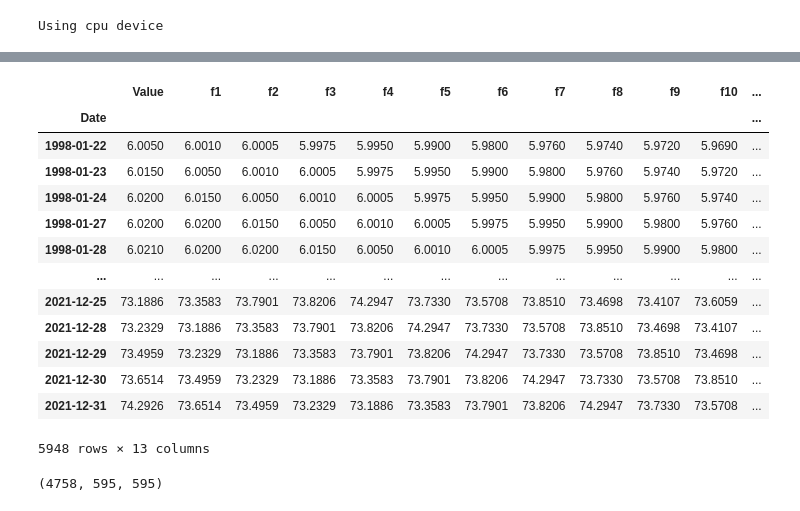
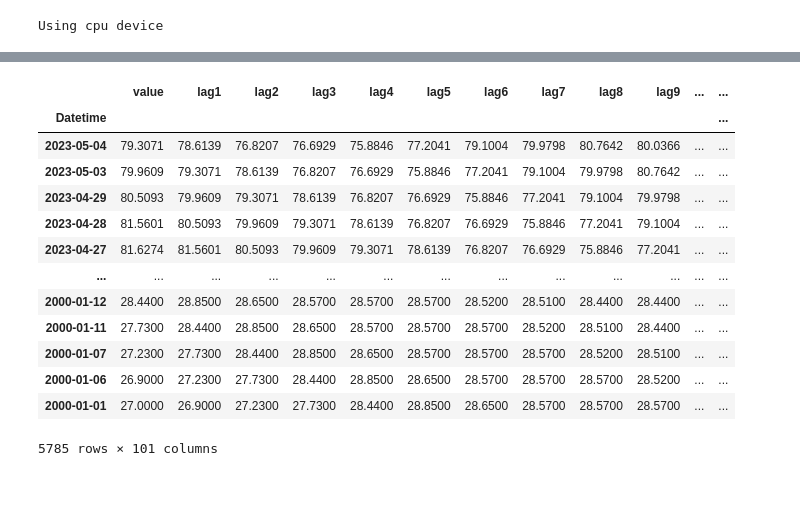
Before and after one commit to gregory-237/ApplicationProgrammingLab5_PyTorch, a Jupyter notebook: main.ipynb, the cells around one changed output, grey strips where cells are left out. Saved outputs shown, nothing was run; the diff lists cells and outputs as text; code cells hidden in the pictures.

```diff
--- a/main.ipynb
+++ b/main.ipynb
@@ -100,30 +34,34 @@ df
+# %%
+df = pd.read_csv('dataset.csv', sep=',', names=['Datetime', 'value']).query('Datetime > "1999-12-31"')
+df = df.set_index(['Datetime'])
+df.index = pd.to_datetime(df.index)
 # %%
-def generate_features(df, n_features):
+def generate_time_lags(df, n_lags):
     df_n = df.copy()
-    for n in range(1, n_features + 1):
-        df_n[f"f{n}"] = df_n["Value"].shift(n)
-    df_n = df_n.iloc[n_features:]
+    for n in range(1, n_lags + 1):
+        df_n[f"lag{n}"] = df_n["value"].shift(n)
+    df_n = df_n.iloc[n_lags:]
     return df_n
 
-input_dim = 12
+input_dim = 100
 
-df_features = generate_features(df, input_dim)
-df_features
+df_timelags = generate_time_lags(df, input_dim)
+df_timelags
 # %% [output]
-|  | Value | f1 | f2 | f3 | f4 | f5 | f6 | f7 | f8 | f9 | f10 | ... |
-| Date |  |  |  |  |  |  |  |  |  |  |  | ... |
-| 1998-01-22 | 6.0050 | 6.0010 | 6.0005 | 5.9975 | 5.9950 | 5.9900 | 5.9800 | 5.9760 | 5.9740 | 5.9720 | 5.9690 | ... |
-| 1998-01-23 | 6.0150 | 6.0050 | 6.0010 | 6.0005 | 5.9975 | 5.9950 | 5.9900 | 5.9800 | 5.9760 | 5.9740 | 5.9720 | ... |
-| 1998-01-24 | 6.0200 | 6.0150 | 6.0050 | 6.0010 | 6.0005 | 5.9975 | 5.9950 | 5.9900 | 5.9800 | 5.9760 | 5.9740 | ... |
-| 1998-01-27 | 6.0200 | 6.0200 | 6.0150 | 6.0050 | 6.0010 | 6.0005 | 5.9975 | 5.9950 | 5.9900 | 5.9800 | 5.9760 | ... |
-| 1998-01-28 | 6.0210 | 6.0200 | 6.0200 | 6.0150 | 6.0050 | 6.0010 | 6.0005 | 5.9975 | 5.9950 | 5.9900 | 5.9800 | ... |
+|  | value | lag1 | lag2 | lag3 | lag4 | lag5 | lag6 | lag7 | lag8 | lag9 | ... | ... |
+| Datetime |  |  |  |  |  |  |  |  |  |  |  | ... |
+| 2023-05-04 | 79.3071 | 78.6139 | 76.8207 | 76.6929 | 75.8846 | 77.2041 | 79.1004 | 79.9798 | 80.7642 | 80.0366 | ... | ... |
+| 2023-05-03 | 79.9609 | 79.3071 | 78.6139 | 76.8207 | 76.6929 | 75.8846 | 77.2041 | 79.1004 | 79.9798 | 80.7642 | ... | ... |
+| 2023-04-29 | 80.5093 | 79.9609 | 79.3071 | 78.6139 | 76.8207 | 76.6929 | 75.8846 | 77.2041 | 79.1004 | 79.9798 | ... | ... |
+| 2023-04-28 | 81.5601 | 80.5093 | 79.9609 | 79.3071 | 78.6139 | 76.8207 | 76.6929 | 75.8846 | 77.2041 | 79.1004 | ... | ... |
+| 2023-04-27 | 81.6274 | 81.5601 | 80.5093 | 79.9609 | 79.3071 | 78.6139 | 76.8207 | 76.6929 | 75.8846 | 77.2041 | ... | ... |
 | ... | ... | ... | ... | ... | ... | ... | ... | ... | ... | ... | ... | ... |
-| 2021-12-25 | 73.1886 | 73.3583 | 73.7901 | 73.8206 | 74.2947 | 73.7330 | 73.5708 | 73.8510 | 73.4698 | 73.4107 | 73.6059 | ... |
-| 2021-12-28 | 73.2329 | 73.1886 | 73.3583 | 73.7901 | 73.8206 | 74.2947 | 73.7330 | 73.5708 | 73.8510 | 73.4698 | 73.4107 | ... |
-| 2021-12-29 | 73.4959 | 73.2329 | 73.1886 | 73.3583 | 73.7901 | 73.8206 | 74.2947 | 73.7330 | 73.5708 | 73.8510 | 73.4698 | ... |
-| 2021-12-30 | 73.6514 | 73.4959 | 73.2329 | 73.1886 | 73.3583 | 73.7901 | 73.8206 | 74.2947 | 73.7330 | 73.5708 | 73.8510 | ... |
-| 2021-12-31 | 74.2926 | 73.6514 | 73.4959 | 73.2329 | 73.1886 | 73.3583 | 73.7901 | 73.8206 | 74.2947 | 73.7330 | 73.5708 | ... |
+| 2000-01-12 | 28.4400 | 28.8500 | 28.6500 | 28.5700 | 28.5700 | 28.5700 | 28.5200 | 28.5100 | 28.4400 | 28.4400 | ... | ... |
+| 2000-01-11 | 27.7300 | 28.4400 | 28.8500 | 28.6500 | 28.5700 | 28.5700 | 28.5700 | 28.5200 | 28.5100 | 28.4400 | ... | ... |
+| 2000-01-07 | 27.2300 | 27.7300 | 28.4400 | 28.8500 | 28.6500 | 28.5700 | 28.5700 | 28.5700 | 28.5200 | 28.5100 | ... | ... |
+| 2000-01-06 | 26.9000 | 27.2300 | 27.7300 | 28.4400 | 28.8500 | 28.6500 | 28.5700 | 28.5700 | 28.5700 | 28.5200 | ... | ... |
+| 2000-01-01 | 27.0000 | 26.9000 | 27.2300 | 27.7300 | 28.4400 | 28.8500 | 28.6500 | 28.5700 | 28.5700 | 28.5700 | ... | ... |
-5948 rows × 13 columns
+5785 rows × 101 columns
 # %%
 def feature_label_split(df, target_col):
     y = df[[target_col]]
@@ -141,4 +79,0 @@ x_train, x_test, x_valid, y_train, y_test, y_valid = train_test_valid_split(df_f
-# %%
-len(x_train), len(x_test), len(x_valid)
-# %% [output]
-(4758, 595, 595)
```
Also changed, not shown: parts of 19 cells of this notebook.
